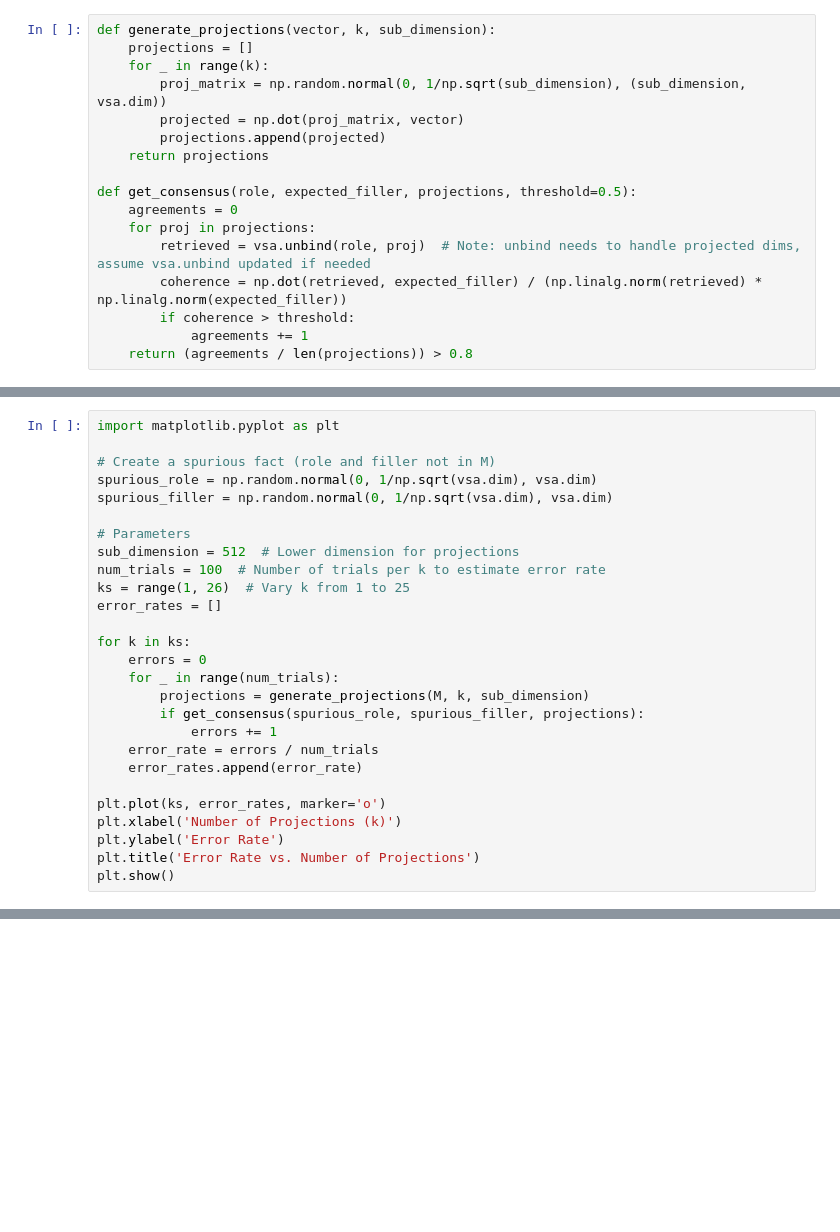
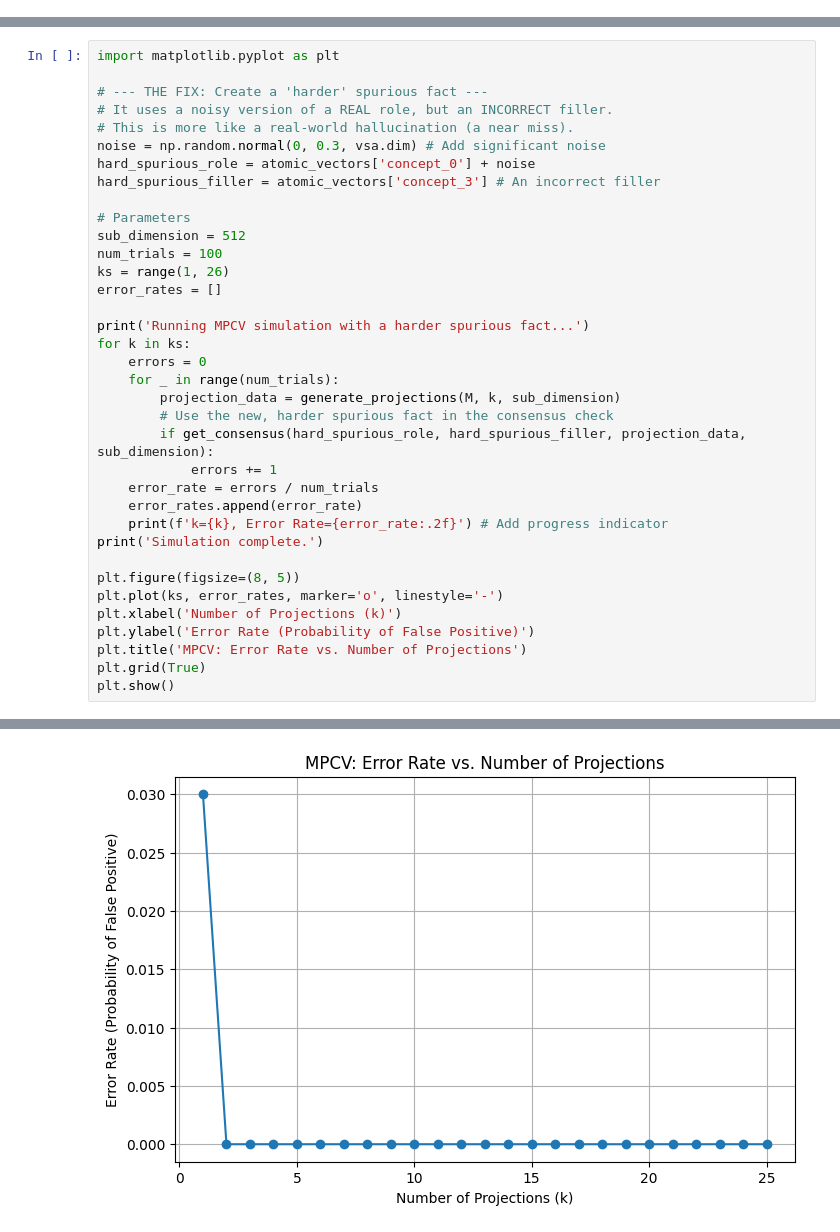
Before and after one commit to JustinArndtAI/HGC, a Jupyter notebook: notebooks/02_MPCV_Validation.ipynb, the cells around one changed output, grey strips where cells are left out. Saved outputs shown, nothing was run; the diff lists cells and outputs as text; blank space fills up the shorter version.

Commit message:
feat(mpcv): validate MPCV principle with hard spurious fact

```diff
--- a/notebooks/02_MPCV_Validation.ipynb
+++ b/notebooks/02_MPCV_Validation.ipynb
@@ -19,20 +19,3 @@ for i in range(0, 100, 2):
     facts.append(bound)
 
 M = vsa.bundle(facts)
-# %%
-def generate_projections(vector, k, sub_dimension):
-    projections = []
-    for _ in range(k):
-        proj_matrix = np.random.normal(0, 1/np.sqrt(sub_dimension), (sub_dimension, vsa.dim))
-        projected = np.dot(proj_matrix, vector)
-        projections.append(projected)
-    return projections
-
-def get_consensus(role, expected_filler, projections, threshold=0.5):
-    agreements = 0
-    for proj in projections:
-        retrieved = vsa.unbind(role, proj)  # Note: unbind needs to handle projected dims, assume vsa.unbind updated if needed
-        coherence = np.dot(retrieved, expected_filler) / (np.linalg.norm(retrieved) * np.linalg.norm(expected_filler))
-        if coherence > threshold:
-            agreements += 1
-    return (agreements / len(projections)) > 0.8
@@ -39,27 +52,37 @@ def get_consensus(role, expected_filler, projections, threshold=0.5):
 # %%
 import matplotlib.pyplot as plt
 
-# Create a spurious fact (role and filler not in M)
-spurious_role = np.random.normal(0, 1/np.sqrt(vsa.dim), vsa.dim)
-spurious_filler = np.random.normal(0, 1/np.sqrt(vsa.dim), vsa.dim)
+# --- THE FIX: Create a 'harder' spurious fact ---
+# It uses a noisy version of a REAL role, but an INCORRECT filler.
+# This is more like a real-world hallucination (a near miss).
+noise = np.random.normal(0, 0.3, vsa.dim) # Add significant noise
+hard_spurious_role = atomic_vectors['concept_0'] + noise
+hard_spurious_filler = atomic_vectors['concept_3'] # An incorrect filler
 
 # Parameters
-sub_dimension = 512  # Lower dimension for projections
-num_trials = 100  # Number of trials per k to estimate error rate
-ks = range(1, 26)  # Vary k from 1 to 25
+sub_dimension = 512
+num_trials = 100
+ks = range(1, 26)
 error_rates = []
 
+print('Running MPCV simulation with a harder spurious fact...')
 for k in ks:
     errors = 0
     for _ in range(num_trials):
-        projections = generate_projections(M, k, sub_dimension)
-        if get_consensus(spurious_role, spurious_filler, projections):
+        projection_data = generate_projections(M, k, sub_dimension)
+        # Use the new, harder spurious fact in the consensus check
+        if get_consensus(hard_spurious_role, hard_spurious_filler, projection_data, sub_dimension):
             errors += 1
     error_rate = errors / num_trials
     error_rates.append(error_rate)
+    print(f'k={k}, Error Rate={error_rate:.2f}') # Add progress indicator
+print('Simulation complete.')
 
-plt.plot(ks, error_rates, marker='o')
+plt.figure(figsize=(8, 5))
+plt.plot(ks, error_rates, marker='o', linestyle='-')
 plt.xlabel('Number of Projections (k)')
-plt.ylabel('Error Rate')
-plt.title('Error Rate vs. Number of Projections')
+plt.ylabel('Error Rate (Probability of False Positive)')
+plt.title('MPCV: Error Rate vs. Number of Projections')
+plt.grid(True)
 plt.show()
+# %% [output]
@@ -65,0 +106 @@ plt.show()
+[figure, added]
```
Also changed, not shown: parts of 3 cells of this notebook.
